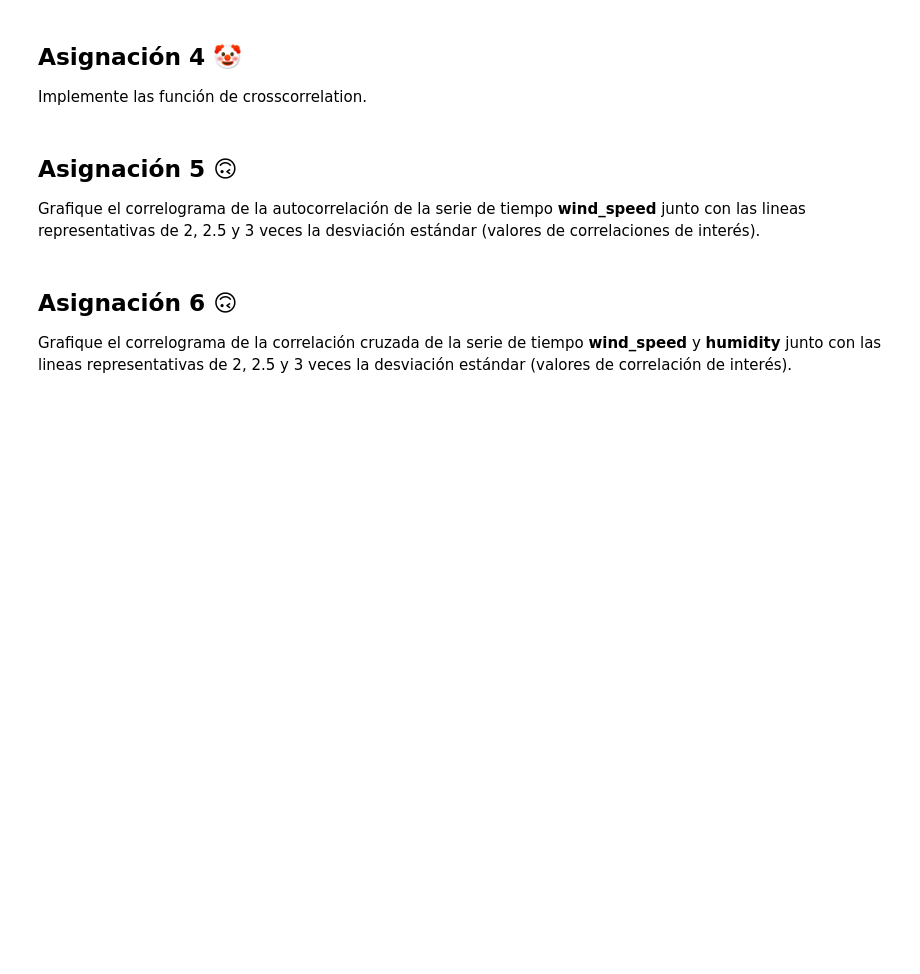
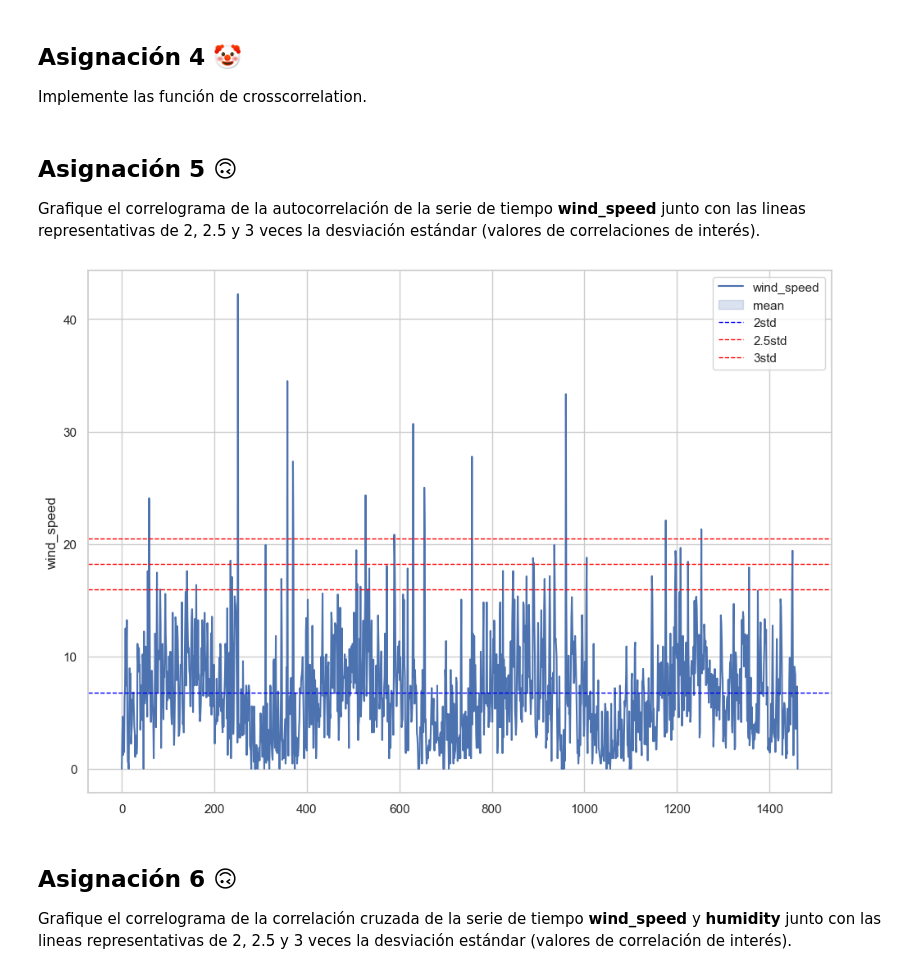
Before and after one commit to fitomx19/SeriesDeTiempo, a Jupyter notebook: 2 - Estimación de Métricas de Dependencia.ipynb, the cells around one changed output. Cells and saved outputs as stored; diff of their text form; code cells hidden in the pictures; blank space fills up the shorter version.

```diff
--- a/2 - Estimación de Métricas de Dependencia.ipynb
+++ b/2 - Estimación de Métricas de Dependencia.ipynb
@@ -191,6 +210,20 @@ def crosscorrelation(
 ## Asignación 5 &#x1F643;
 
 Grafique el correlograma de la autocorrelación de la serie de tiempo __wind_speed__ junto con las lineas representativas de 2, 2.5 y 3 veces la desviación estándar (valores de correlaciones de interés).
+# %%
+#plot de el correlograma de la autocrrelacion de  la serie de tiempo wind_speed junto con las lineas representativas de 2,2.5 y 3 veces la desviacion estandar
+
+sns.set(rc={'figure.figsize':(11.7,8.27)})
+sns.set_style("whitegrid")
+sns.lineplot(data=df["wind_speed"], label="wind_speed")
+plt.axhline(df["wind_speed"].mean(), color='blue', linestyle='dashed', linewidth=1)
+plt.axhline(df["wind_speed"].mean() + 2*df["wind_speed"].std(), color='red', linestyle='dashed', linewidth=1)
+plt.axhline(df["wind_speed"].mean() + 2.5*df["wind_speed"].std(), color='red', linestyle='dashed', linewidth=1)
+plt.axhline(df["wind_speed"].mean() + 3*df["wind_speed"].std(), color='red', linestyle='dashed', linewidth=1)
+plt.legend(labels=['wind_speed', 'mean', '2std', '2.5std', '3std'])
+plt.show()
+# %% [output]
+[figure, added]
 # %% [markdown]
 ## Asignación 6 &#x1F643;
 
```
Also changed, not shown: parts of 5 cells of this notebook.
